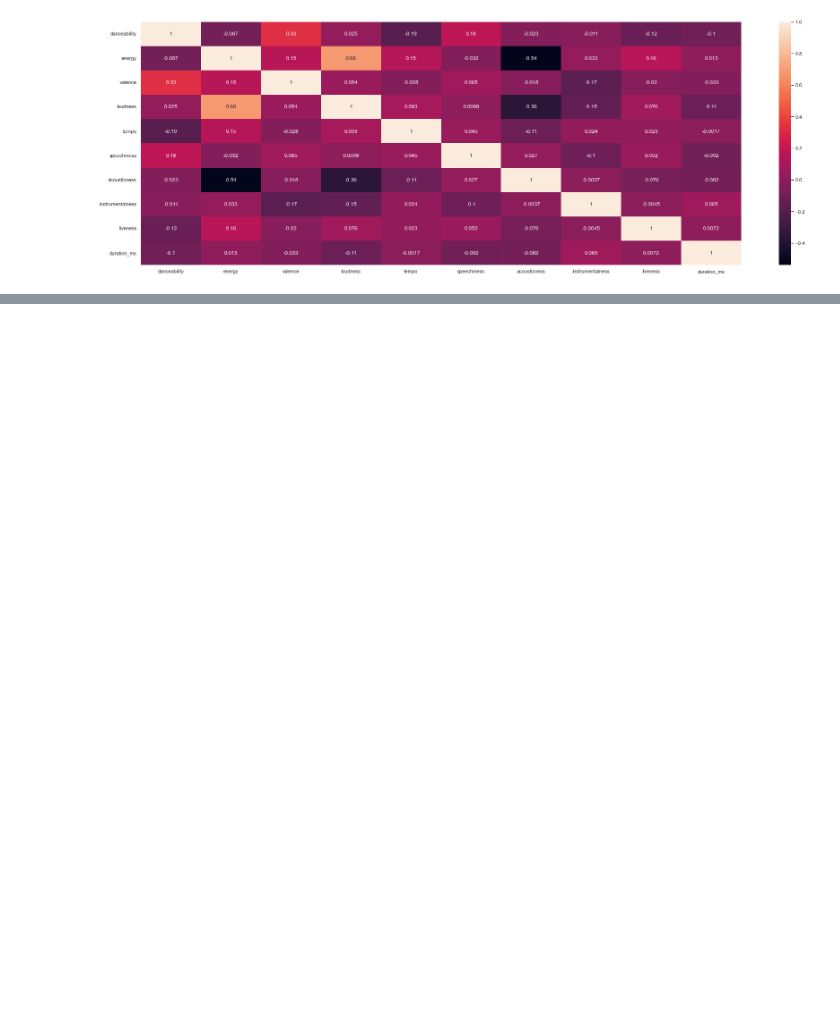
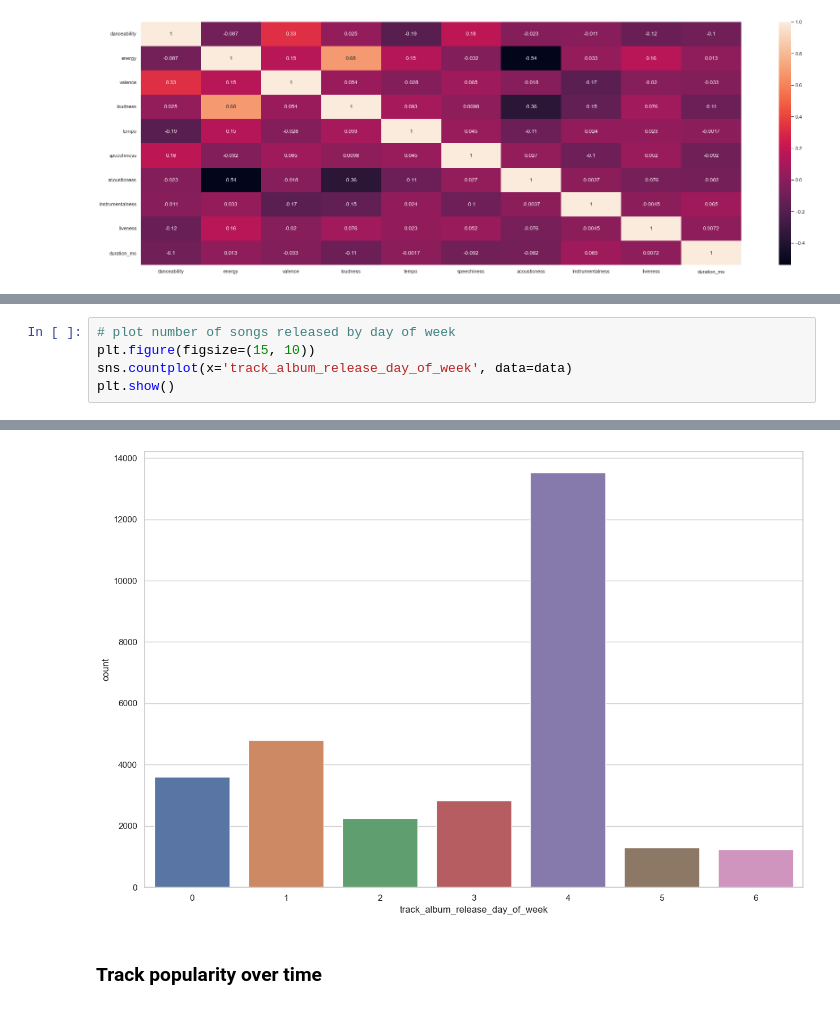
Before and after one commit to McGill-MMA-EnterpriseAnalytics/Spotify-Music, a Jupyter notebook: scratch/eda.ipynb, the cells around one changed output, grey strips where cells are left out. Drawn from its saved outputs; the diff is of its cells as text; blank space fills up the shorter version.

```diff
--- a/scratch/eda.ipynb
+++ b/scratch/eda.ipynb
@@ -334,0 +385,6 @@ plt.show()
+# %%
+# plot number of songs released by day of week
+plt.figure(figsize=(15, 10))
+sns.countplot(x='track_album_release_day_of_week', data=data)
+plt.show()
+# %% [output]
@@ -334,0 +392,3 @@ plt.show()
+[figure, added]
+# %% [markdown]
+### Track popularity over time
```
Also changed, not shown: parts of 21 cells of this notebook.
